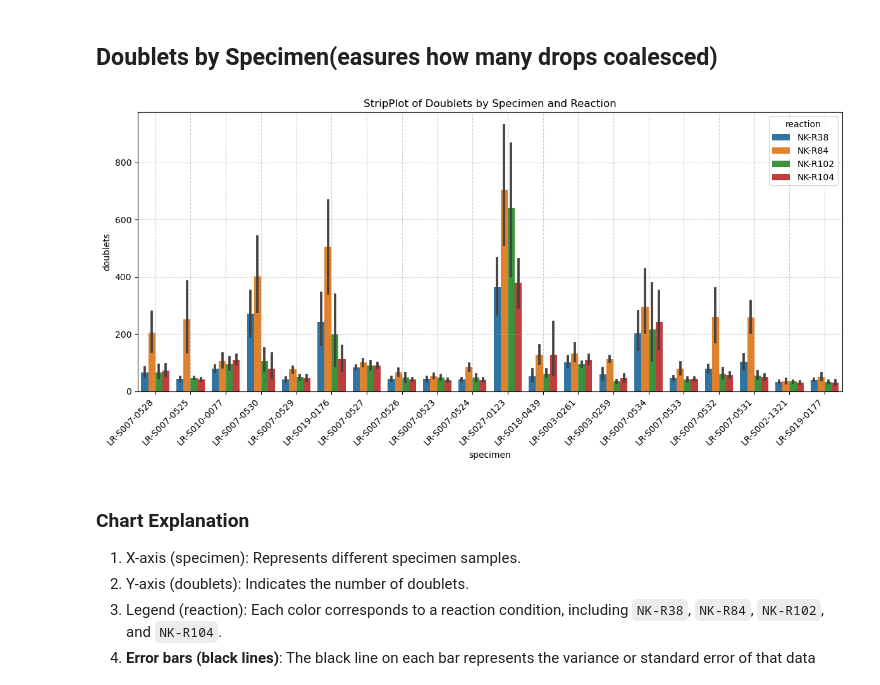
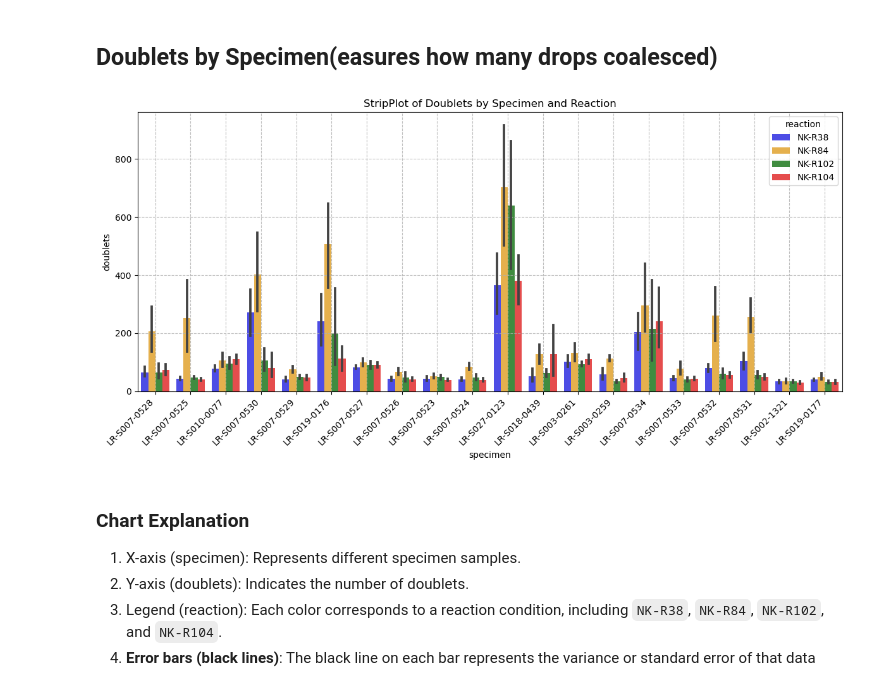
Before and after one commit to nicolejordann/Project_1, a Jupyter notebook: steve_visualization_V2.ipynb, the cells around one changed output. Cells and saved outputs as stored; diff of their text form; code cells hidden in the pictures.

```diff
--- a/steve_visualization_V2.ipynb
+++ b/steve_visualization_V2.ipynb
@@ -70,5 +73,13 @@ grouped_data_agg
 | 1 | NK-R104 | 199 | 0.992714 | 0.993769 | 89.874372 | ... |
 | 2 | NK-R38 | 198 | 0.993182 | 0.994394 | 102.242424 | ... |
 | 3 | NK-R84 | 199 | 0.986231 | 0.992965 | 194.417085 | ... |
+# %%
+# 颜色映射字典
+palette = {
+    'NK-R38': 'blue',
+    'NK-R84': 'orange',
+    'NK-R102': 'green',
+    'NK-R104': 'red'
+}
 # %%
 # Sorted the data Frame by mean_doublets
@@ -119,16 +141,17 @@ sns.pairplot(filtered_data)
 # %%
 # Box plot
 plt.figure(figsize=(12, 6))
-sns.barplot(x="specimen", y="doublets", hue="reaction", data=filtered_data)
+sns.barplot(x="specimen", y="doublets", hue="reaction",
+            data=filtered_data, palette=palette, alpha=0.8)
 
 # Setting figure attributes
 plt.title('StripPlot of Doublets by Specimen and Reaction')
 plt.xticks(rotation=45, ha='right')  # Rotate the x-axis label
-plt.grid(True, linestyle='--', alpha=0.6)
+plt.grid(True, linestyle='--', alpha=0.8)
 plt.tight_layout()  # Adjust chart layout
 plt.show()
 # %% [output]
-[figure, old version]
+[figure, new version]
 # %% [markdown]
 ### Chart Explanation
 
```
Also changed, not shown: parts of 19 cells of this notebook.
